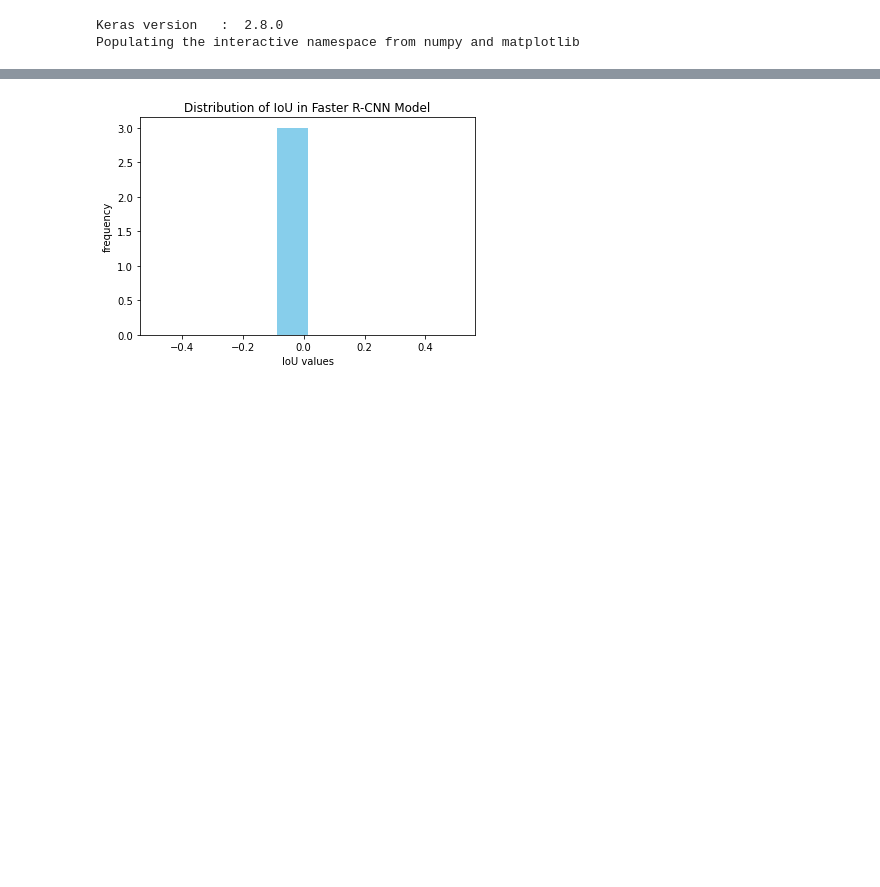
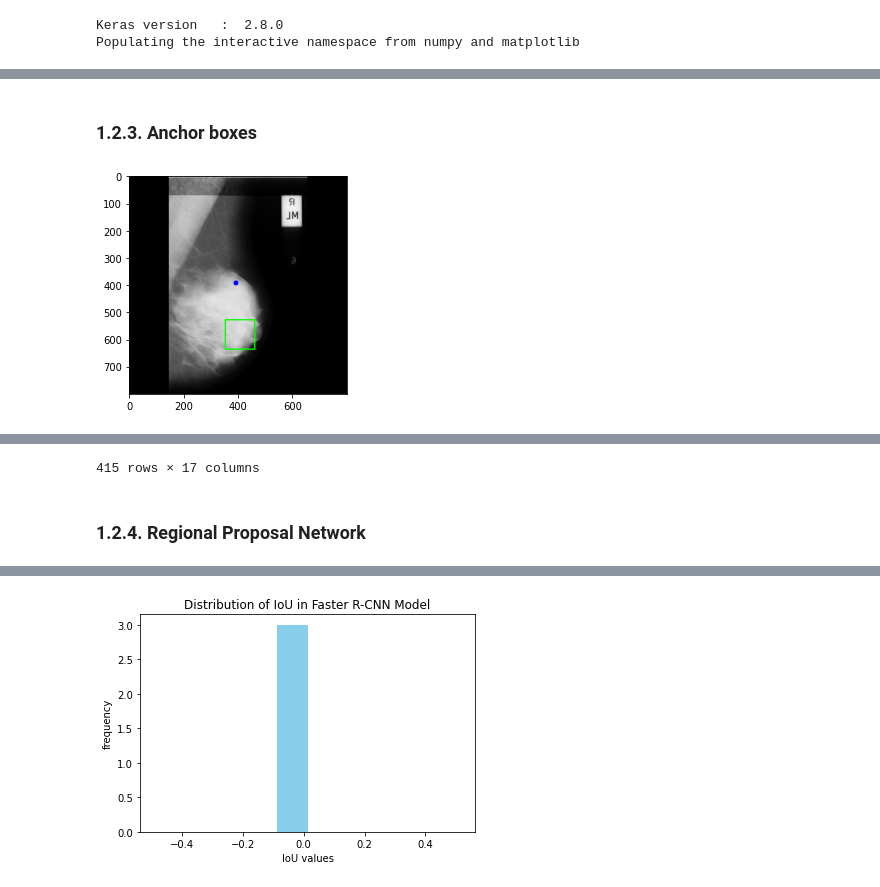
Before and after one commit to cfont03/Anomaly-breast-cancer-detection, a Jupyter notebook: train/1. Faster_R_CNN.ipynb, the cells around one changed output, grey strips where cells are left out. Cells and saved outputs as stored; diff of their text form; code cells hidden in the pictures; blank space fills up the shorter version.

```diff
--- a/train/1. Faster_R_CNN.ipynb
+++ b/train/1. Faster_R_CNN.ipynb
@@ -919,0 +425,2 @@ Name: inside_anchor_list, dtype: object
+# %%
+train_re = pd.read_csv("/content/gdrive/MyDrive/99_Output/train_re.csv", sep = ";")
@@ -919,0 +541,2 @@ Name: inside_anchor_list, dtype: object
+# %% [markdown]
+### 1.2.3. Anchor boxes
@@ -919,0 +695,4 @@ Name: inside_anchor_list, dtype: object
+# %%
+anchor_boxes(train_re)
+# %% [output]
+[figure, added]
@@ -919,0 +711,3 @@ Name: inside_anchor_list, dtype: object
+415 rows × 17 columns
+# %% [markdown]
+### 1.2.4. Regional Proposal Network
```
Also changed, not shown: parts of 69 cells of this notebook.
